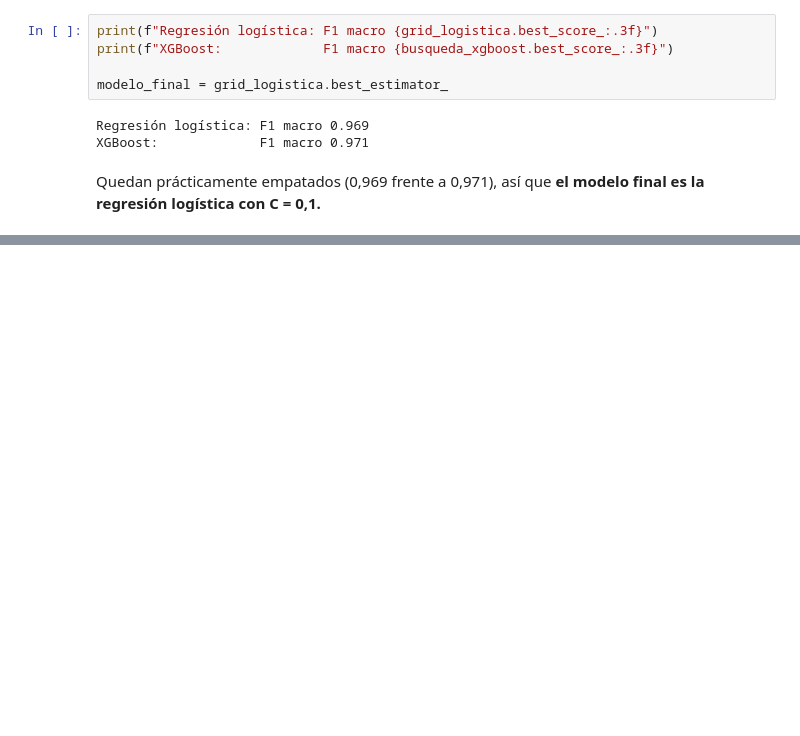
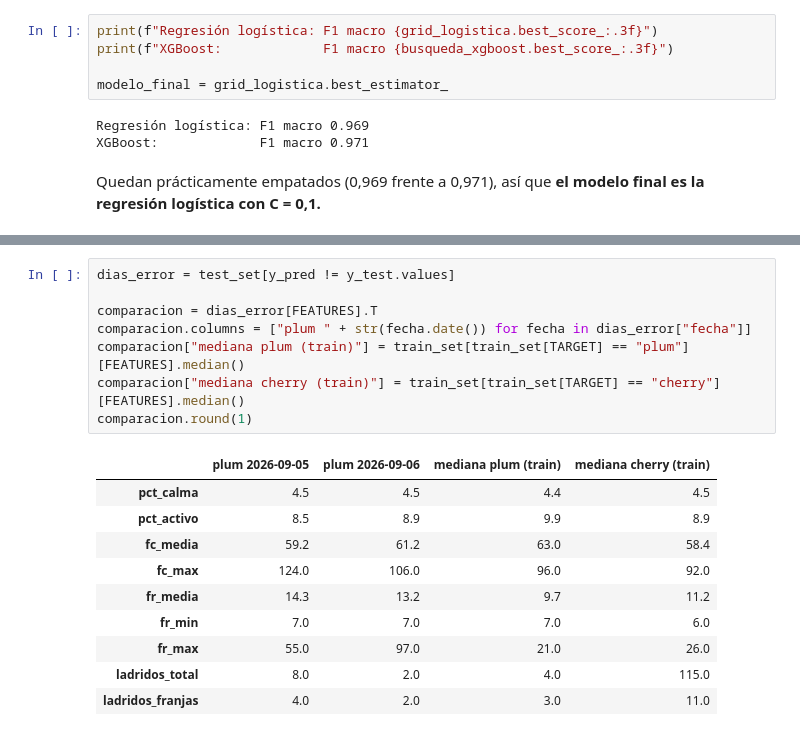
Before and after one commit to claudiavera156/ML_Huella_Conductual, a Jupyter notebook: main.ipynb, the cells around one changed output, grey strips where cells are left out. Drawn from its saved outputs; the diff is of its cells as text; blank space fills up the shorter version.

```diff
--- a/main.ipynb
+++ b/main.ipynb
@@ -1152,0 +1192,19 @@ Quedan prácticamente empatados (0,969 frente a 0,971), así que **el modelo fin
+# %%
+dias_error = test_set[y_pred != y_test.values]
+
+comparacion = dias_error[FEATURES].T
+comparacion.columns = ["plum " + str(fecha.date()) for fecha in dias_error["fecha"]]
+comparacion["mediana plum (train)"] = train_set[train_set[TARGET] == "plum"][FEATURES].median()
+comparacion["mediana cherry (train)"] = train_set[train_set[TARGET] == "cherry"][FEATURES].median()
+comparacion.round(1)
+# %% [output]
+|  | plum 2026-09-05 | plum 2026-09-06 | mediana plum (train) | mediana cherry (train) |
+| pct_calma | 4.5 | 4.5 | 4.4 | 4.5 |
+| pct_activo | 8.5 | 8.9 | 9.9 | 8.9 |
+| fc_media | 59.2 | 61.2 | 63.0 | 58.4 |
+| fc_max | 124.0 | 106.0 | 96.0 | 92.0 |
+| fr_media | 14.3 | 13.2 | 9.7 | 11.2 |
+| fr_min | 7.0 | 7.0 | 7.0 | 6.0 |
+| fr_max | 55.0 | 97.0 | 21.0 | 26.0 |
+| ladridos_total | 8.0 | 2.0 | 4.0 | 115.0 |
+| ladridos_franjas | 4.0 | 2.0 | 3.0 | 11.0 |
```
Also changed, not shown: parts of 9 cells of this notebook, 2 other files.
